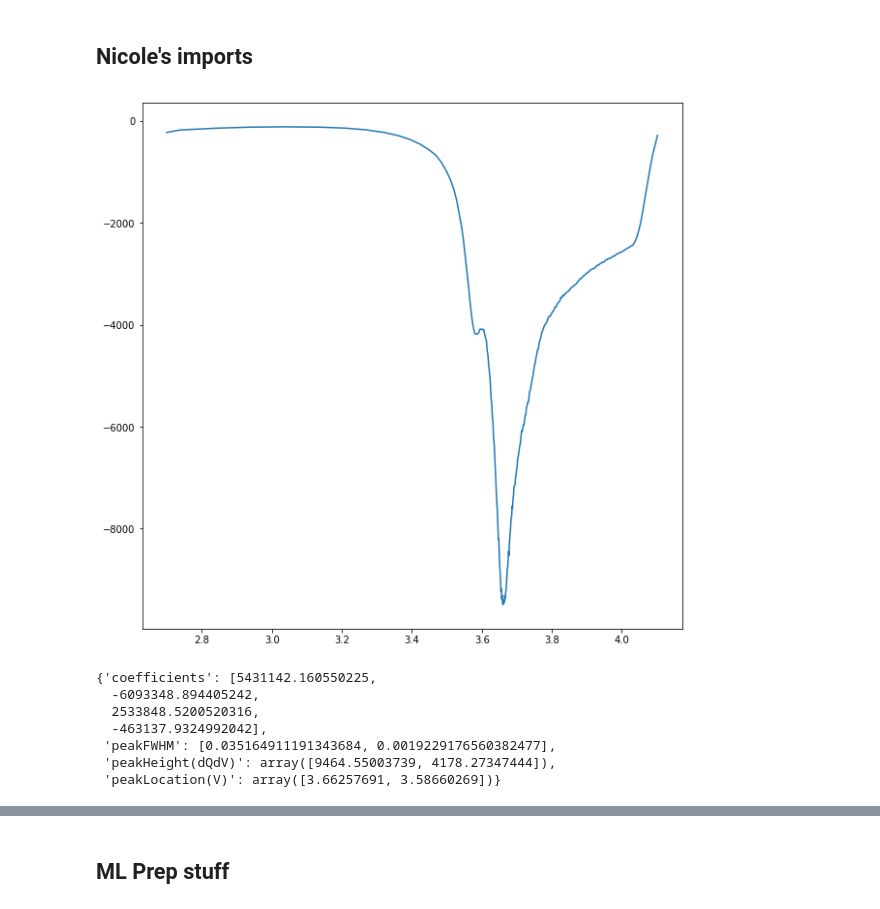
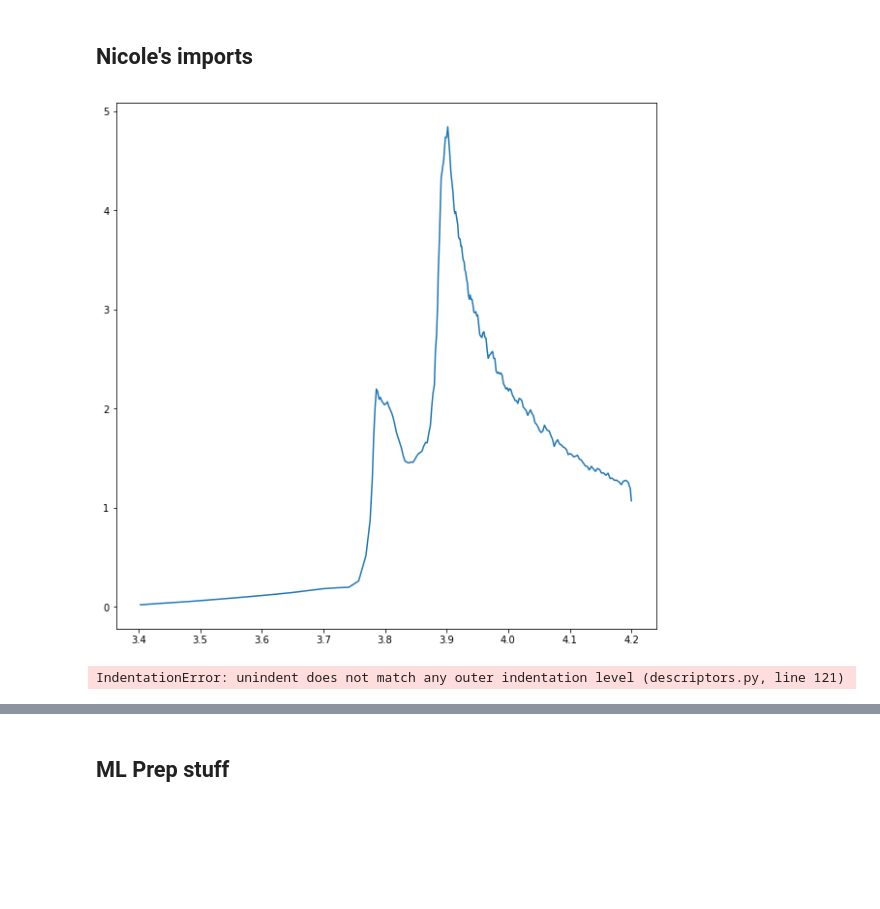
Before and after one commit to nicolet5/DiffCapAnalyzer, a Jupyter notebook: chachies/FittingFunctionDev.ipynb, the cells around one changed output, grey strips where cells are left out. Saved outputs shown, nothing was run; the diff lists cells and outputs as text; code cells hidden in the pictures; blank space fills up the shorter version.

```diff
--- a/chachies/FittingFunctionDev.ipynb
+++ b/chachies/FittingFunctionDev.ipynb
@@ -23,35 +23,28 @@ from sklearn import mixture
 # %% [markdown]
 ## Nicole's imports
 # %%
-import chachifuncs
+import chachifuncs_sepcd as ccf
 import pandas as pd
 import matplotlib.pyplot as plt
 %matplotlib inline
 
 #chachifuncs.load_sep_cycles('NLT_Test/NLT_TestSource/', 'NLT_Test/NLT_TestSepCycles/')
 # I had to make this first directory (source) just as a small set of the data to test this code on, and then had to make a
 #directory for where I wanted my cycles to be stored in once they were seperated out. This code takes a while to run.
-
-testdf = pd.read_excel('NLT_Test/NLT_TestSource/NLTtestCycle10.xlsx')
+testdf = pd.read_excel('NLT_Test/Clean_Separated_Cycles/CS2_33_10_04_10-Cycle10Clean.xlsx')
 #just picked a random one out of the separated out cycles
 
-charge, discharge = chachifuncs.clean_calc_sep_smooth(testdf, 25, 3)
+charge, discharge = ccf.sep_char_dis(testdf)
 
 fig = plt.figure(figsize=(10, 10), facecolor='w', edgecolor='k')
 myplot = plt.plot(charge['Voltage(V)'], charge['Smoothed_dQ/dV'])
 # %% [output]
-[figure, old version]
+[figure, new version]
 # %%
 import descriptors
 
 descriptors.descriptor_func(charge['Voltage(V)'], charge['Smoothed_dQ/dV'], 'c')
 # %% [output]
-{'coefficients': [5431142.160550225,
-  -6093348.894405242,
-  2533848.5200520316,
-  -463137.9324992042],
- 'peakFWHM': [0.035164911191343684, 0.0019229176560382477],
- 'peakHeight(dQdV)': array([9464.55003739, 4178.27347444]),
- 'peakLocation(V)': array([3.66257691, 3.58660269])}
+IndentationError: unindent does not match any outer indentation level (descriptors.py, line 121)
 # %%
 sigx_bot = pd.to_numeric(charge['Voltage(V)']).as_matrix()
```
Also changed, not shown: parts of 11 cells of this notebook, 1 other file.
